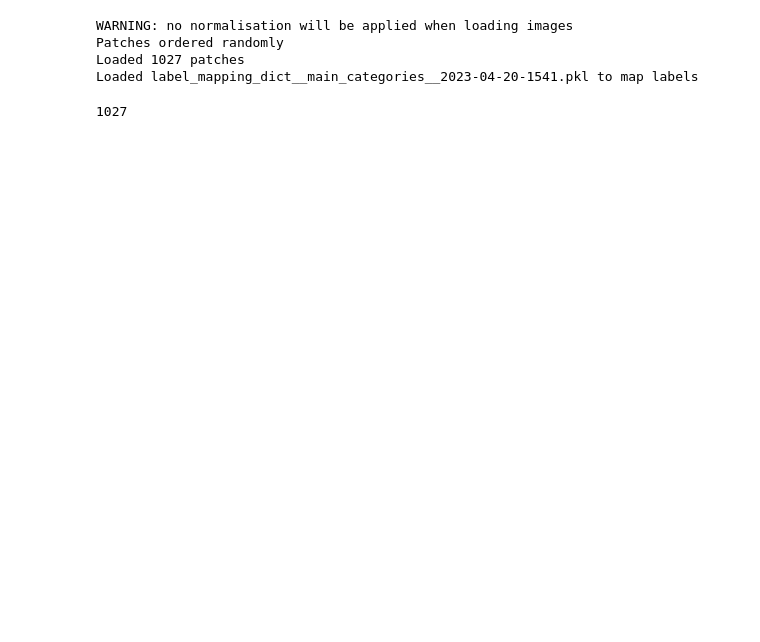
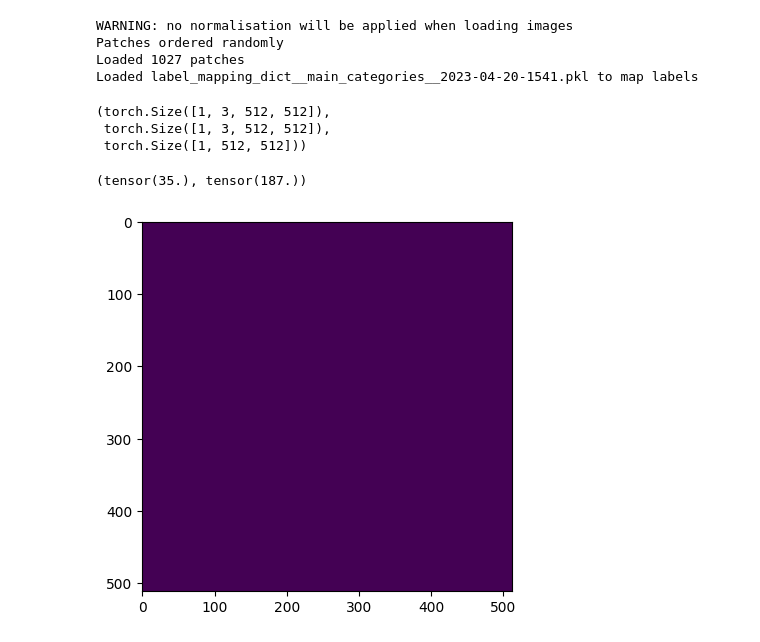
Before and after one commit to miquel-espinosa/peak-district-challenge, a Jupyter notebook: scripts/view.ipynb, the cells around one changed output. Cells and saved outputs as stored; diff of their text form; code cells hidden in the pictures; blank space fills up the shorter version.

```diff
--- a/scripts/view.ipynb
+++ b/scripts/view.ipynb
@@ -31,7 +29,26 @@ WARNING: no normalisation will be applied when loading images
 Patches ordered randomly
 Loaded 1027 patches
 Loaded label_mapping_dict__main_categories__2023-04-20-1541.pkl to map labels
-# %%
-len(ds)
-# %% [output]
-1027
+# %%
+iterator = iter(trainloader)
+batch = next(iterator)
+batch[0].shape, batch[1].shape
+# %%
+orig, modif, mask = combine_masks(batch)
+# %%
+orig.shape, modif.shape, mask.shape
+# %% [output]
+(torch.Size([1, 3, 512, 512]),
+ torch.Size([1, 3, 512, 512]),
+ torch.Size([1, 512, 512]))
+# %%
+orig.min(), orig.max()
+# %% [output]
+(tensor(35.), tensor(187.))
+# %%
+import matplotlib.pyplot as plt
+# plt.imshow(orig[0].permute(1,2,0).type(torch.uint8))
+plt.imshow(mask.permute.type(torch.uint8))
+plt.show()
+# %% [output]
+[figure, added]
```
Also changed, not shown: parts of 4 cells of this notebook, 2 other files.
